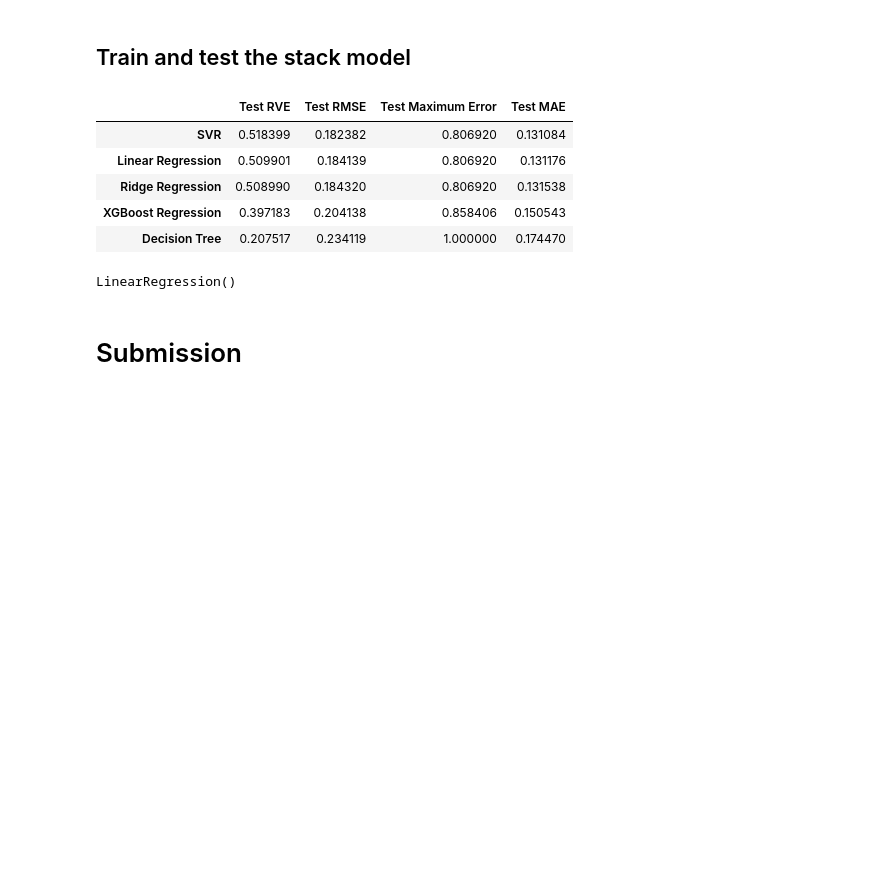
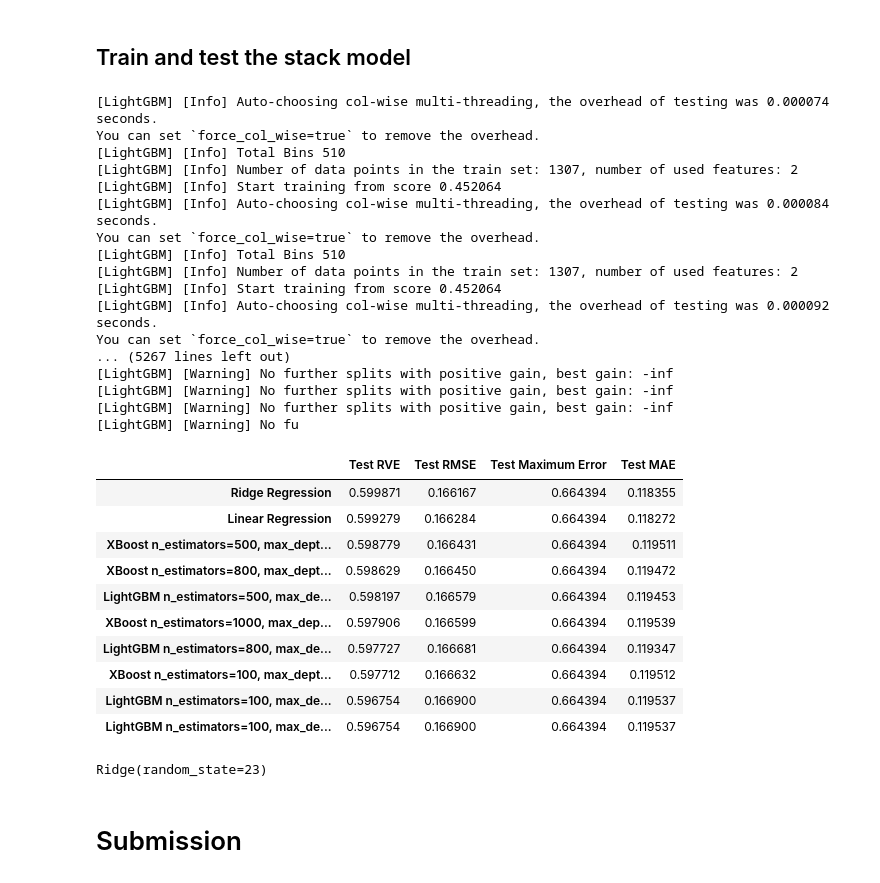
Before and after one commit to a59490/G23_ML_HA3, a Jupyter notebook: HA3G23.ipynb, the cells around one changed output. Saved outputs shown, nothing was run; the diff lists cells and outputs as text; code cells hidden in the pictures; blank space fills up the shorter version.

```diff
--- a/HA3G23.ipynb
+++ b/HA3G23.ipynb
@@ -467,3 +518,14 @@ models={'Linear Regression': LinearRegression(),
         'SVR': SVR(),
         'Decision Tree': DecisionTreeRegressor(  random_state=23),
  }
+
+
+for i in (100,500,800):
+    for j in [None,2, 8,10,30]:
+            models[f'Random Forest  n_estimators={i}, max_depth={j}'] = RandomForestRegressor(n_estimators=i, max_depth=j, random_state=23)
+
+for i in (100,200,500,800,1000):
+    for j in [None,2,8,10,20]:
+            for l in [None, 0.001, 0.01, 0.1]:
+                models[f'LightGBM  n_estimators={i}, max_depth={j}, learning_rate{l}'] = LGBMRegressor(n_estimators=i, max_depth=j, random_state=23,learning_rate=l)
+                models[f'XBoost  n_estimators={i}, max_depth={j}, learning_rate{l} '] = XGBRegressor(n_estimators=i, max_depth=j, random_state=23,learning_rate=l)
@@ -545,20 +637,20 @@ X_train_bin_stack, X_test_bin_stack, y_train_bin_stack, y_test_bin_stack = train
 X_train_float_stack, X_test_float_stack, y_train_float_stack, y_test_float_stack = train_test_split(float_x, float_y, test_size=0.3, random_state=23)
 # %%
 model_bin=ZeroInflatedRegressor(
-    classifier=LGBMClassifier(n_estimators=100, max_depth=None, random_state=23,verbose = -1),
-    regressor=LGBMRegressor(n_estimators=100, max_depth=None, random_state=23,verbose = -1)
+    classifier=LGBMClassifier(learning_rate=0.01, n_estimators=600, num_leaves=60,verbose=-1),
+    regressor=LGBMRegressor(n_estimators=500, max_depth=8,learning_rate=None, random_state=23,verbose = -1)
 )
 
 model_bin.fit(X_train_bin_stack, y_train_bin_stack)
 y_pred_bin = model_bin.predict(X_test_bin_stack)
 # %%
-scaler=StandardScaler()
+scaler=PowerTransformer()
 X_train_float_stack = scaler.fit_transform(X_train_float_stack)
 X_test_float_stack = scaler.transform(X_test_float_stack)
 # %%
 model_float=ZeroInflatedRegressor(
-    classifier=LGBMClassifier(n_estimators=100, max_depth=None, random_state=23,verbose = -1),
-    regressor=LGBMRegressor(n_estimators=100, max_depth=None, random_state=23,verbose = -1)
+    classifier=LGBMClassifier(learning_rate=0.01, n_estimators=600, num_leaves=60,verbose=-1),
+    regressor=XGBRegressor( n_estimators=1000, max_depth=8, learning_rate=0.01)
 )
 
 model_float.fit(X_train_float_stack, y_train_float_stack)
@@ -573,23 +665,45 @@ y_new=y_test_bin_stack.copy()
 # %%
 x_train_stack, x_test_stack, y_train_stack, y_test_stack = train_test_split(x_new, y_new, test_size=0.3, random_state=23)
 # %%
-classifier = LGBMClassifier(n_estimators=200, random_state=23,verbose = -1) # aqui pomos o melhor classifier que encontramos!!!!!!!!!!!!!
+classifier = LGBMClassifier(learning_rate=0.01, n_estimators=600, num_leaves=60,verbose=-1)
 stack_reg_results=regression_model_evaluation(x_train_stack, x_test_stack, y_train_stack, y_test_stack, models, classifier)
 stack_reg_results.sort_values(by='Test RVE',ascending=False, inplace=True)
 stack_reg_results.head(10)
 # %% [output]
+[LightGBM] [Info] Auto-choosing col-wise multi-threading, the overhead of testing was 0.000074 seconds.
+You can set `force_col_wise=true` to remove the overhead.
+[LightGBM] [Info] Total Bins 510
+[LightGBM] [Info] Number of data points in the train set: 1307, number of used features: 2
+[LightGBM] [Info] Start training from score 0.452064
+[LightGBM] [Info] Auto-choosing col-wise multi-threading, the overhead of testing was 0.000084 seconds.
+You can set `force_col_wise=true` to remove the overhead.
+[LightGBM] [Info] Total Bins 510
+[LightGBM] [Info] Number of data points in the train set: 1307, number of used features: 2
+[LightGBM] [Info] Start training from score 0.452064
+[LightGBM] [Info] Auto-choosing col-wise multi-threading, the overhead of testing was 0.000092 seconds.
+You can set `force_col_wise=true` to remove the overhead.
+... (5267 lines left out)
+[LightGBM] [Warning] No further splits with positive gain, best gain: -inf
+[LightGBM] [Warning] No further splits with positive gain, best gain: -inf
+[LightGBM] [Warning] No further splits with positive gain, best gain: -inf
+[LightGBM] [Warning] No fu
 |  | Test RVE | Test RMSE | Test Maximum Error | Test MAE |
-| SVR | 0.518399 | 0.182382 | 0.806920 | 0.131084 |
-| Linear Regression | 0.509901 | 0.184139 | 0.806920 | 0.131176 |
-| Ridge Regression | 0.508990 | 0.184320 | 0.806920 | 0.131538 |
-| XGBoost Regression | 0.397183 | 0.204138 | 0.858406 | 0.150543 |
-| Decision Tree | 0.207517 | 0.234119 | 1.000000 | 0.174470 |
+| Ridge Regression | 0.599871 | 0.166167 | 0.664394 | 0.118355 |
+| Linear Regression | 0.599279 | 0.166284 | 0.664394 | 0.118272 |
+| XBoost n_estimators=500, max_dept... | 0.598779 | 0.166431 | 0.664394 | 0.119511 |
+| XBoost n_estimators=800, max_dept... | 0.598629 | 0.166450 | 0.664394 | 0.119472 |
+| LightGBM n_estimators=500, max_de... | 0.598197 | 0.166579 | 0.664394 | 0.119453 |
+| XBoost n_estimators=1000, max_dep... | 0.597906 | 0.166599 | 0.664394 | 0.119539 |
+| LightGBM n_estimators=800, max_de... | 0.597727 | 0.166681 | 0.664394 | 0.119347 |
+| XBoost n_estimators=100, max_dept... | 0.597712 | 0.166632 | 0.664394 | 0.119512 |
+| LightGBM n_estimators=100, max_de... | 0.596754 | 0.166900 | 0.664394 | 0.119537 |
+| LightGBM n_estimators=100, max_de... | 0.596754 | 0.166900 | 0.664394 | 0.119537 |
 # %%
-best_model=LinearRegression()
+best_model=Ridge(random_state=23)
 
 best_model.fit(x_train_stack, y_train_stack)
 # %% [output]
-LinearRegression()
+Ridge(random_state=23)
 # %% [markdown]
 # Submission
 # %%
```
Also changed, not shown: parts of 21 cells of this notebook, 2 other files.
